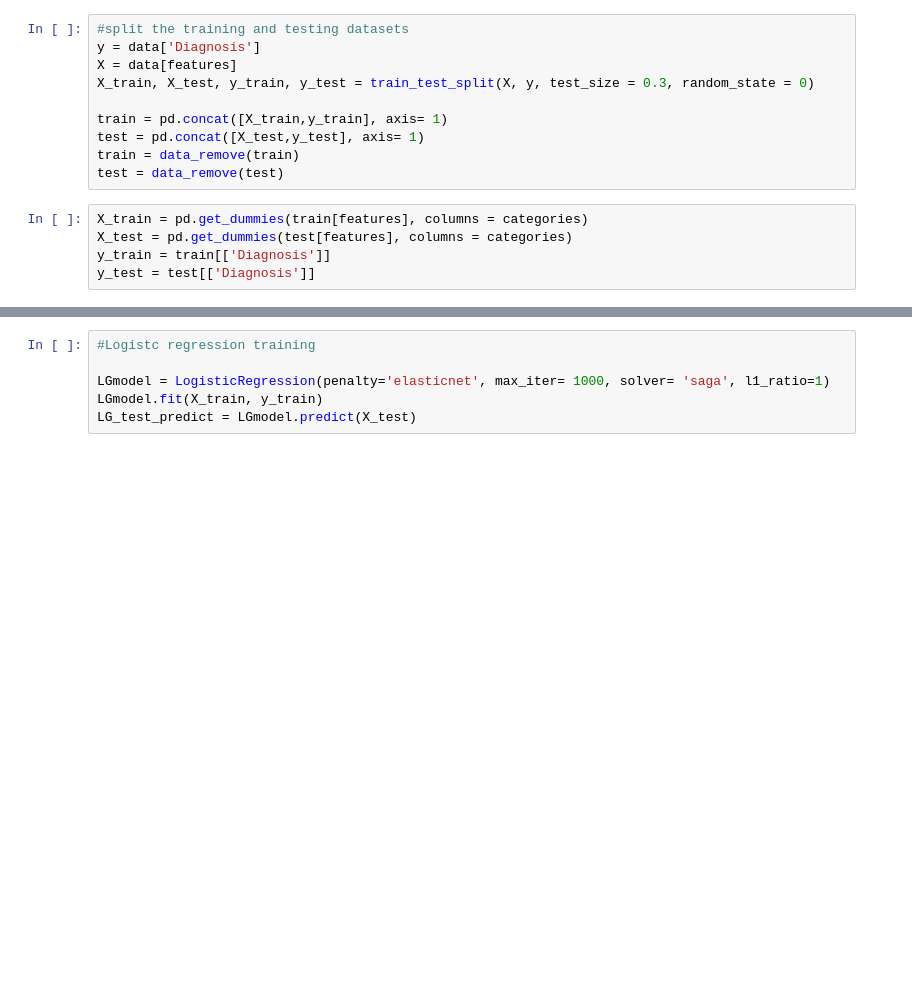
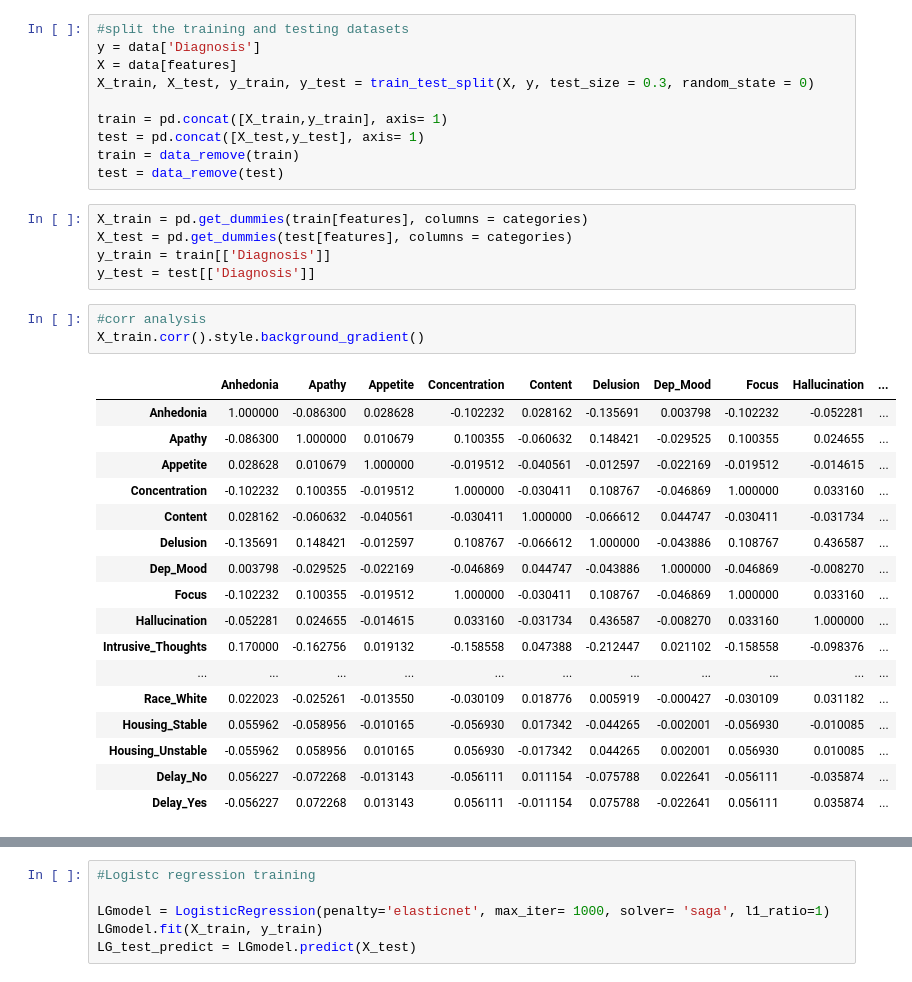
Before and after one commit to ElvesJohn/MachineLearningCW, a Jupyter notebook: MachineLearningCourseW.ipynb, the cells around one changed output, grey strips where cells are left out. Cells and saved outputs as stored; diff of their text form; blank space fills up the shorter version.

```diff
--- a/MachineLearningCourseW.ipynb
+++ b/MachineLearningCourseW.ipynb
@@ -155,3 +156,24 @@ X_train = pd.get_dummies(train[features], columns = categories)
 X_test = pd.get_dummies(test[features], columns = categories)
 y_train = train[['Diagnosis']]
 y_test = test[['Diagnosis']]
+# %%
+#corr analysis
+X_train.corr().style.background_gradient()
+# %% [output]
+|  | Anhedonia | Apathy | Appetite | Concentration | Content | Delusion | Dep_Mood | Focus | Hallucination | ... |
+| Anhedonia | 1.000000 | -0.086300 | 0.028628 | -0.102232 | 0.028162 | -0.135691 | 0.003798 | -0.102232 | -0.052281 | ... |
+| Apathy | -0.086300 | 1.000000 | 0.010679 | 0.100355 | -0.060632 | 0.148421 | -0.029525 | 0.100355 | 0.024655 | ... |
+| Appetite | 0.028628 | 0.010679 | 1.000000 | -0.019512 | -0.040561 | -0.012597 | -0.022169 | -0.019512 | -0.014615 | ... |
+| Concentration | -0.102232 | 0.100355 | -0.019512 | 1.000000 | -0.030411 | 0.108767 | -0.046869 | 1.000000 | 0.033160 | ... |
+| Content | 0.028162 | -0.060632 | -0.040561 | -0.030411 | 1.000000 | -0.066612 | 0.044747 | -0.030411 | -0.031734 | ... |
+| Delusion | -0.135691 | 0.148421 | -0.012597 | 0.108767 | -0.066612 | 1.000000 | -0.043886 | 0.108767 | 0.436587 | ... |
+| Dep_Mood | 0.003798 | -0.029525 | -0.022169 | -0.046869 | 0.044747 | -0.043886 | 1.000000 | -0.046869 | -0.008270 | ... |
+| Focus | -0.102232 | 0.100355 | -0.019512 | 1.000000 | -0.030411 | 0.108767 | -0.046869 | 1.000000 | 0.033160 | ... |
+| Hallucination | -0.052281 | 0.024655 | -0.014615 | 0.033160 | -0.031734 | 0.436587 | -0.008270 | 0.033160 | 1.000000 | ... |
+| Intrusive_Thoughts | 0.170000 | -0.162756 | 0.019132 | -0.158558 | 0.047388 | -0.212447 | 0.021102 | -0.158558 | -0.098376 | ... |
+| ... | ... | ... | ... | ... | ... | ... | ... | ... | ... | ... |
+| Race_White | 0.022023 | -0.025261 | -0.013550 | -0.030109 | 0.018776 | 0.005919 | -0.000427 | -0.030109 | 0.031182 | ... |
+| Housing_Stable | 0.055962 | -0.058956 | -0.010165 | -0.056930 | 0.017342 | -0.044265 | -0.002001 | -0.056930 | -0.010085 | ... |
+| Housing_Unstable | -0.055962 | 0.058956 | 0.010165 | 0.056930 | -0.017342 | 0.044265 | 0.002001 | 0.056930 | 0.010085 | ... |
+| Delay_No | 0.056227 | -0.072268 | -0.013143 | -0.056111 | 0.011154 | -0.075788 | 0.022641 | -0.056111 | -0.035874 | ... |
+| Delay_Yes | -0.056227 | 0.072268 | 0.013143 | 0.056111 | -0.011154 | 0.075788 | -0.022641 | 0.056111 | 0.035874 | ... |
```
Also changed, not shown: parts of 8 cells of this notebook.
